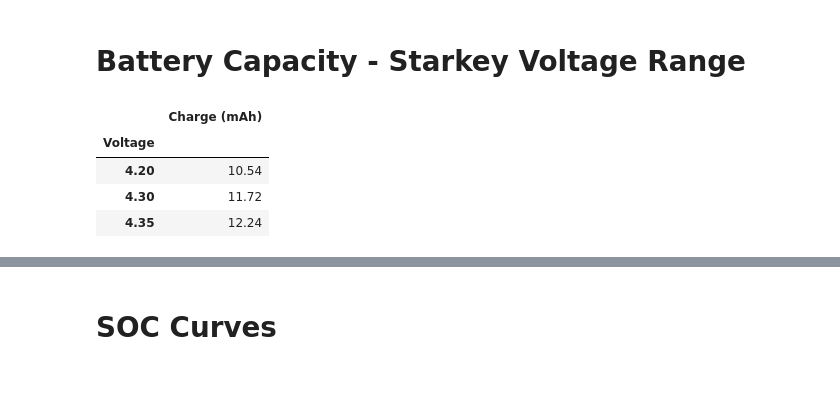
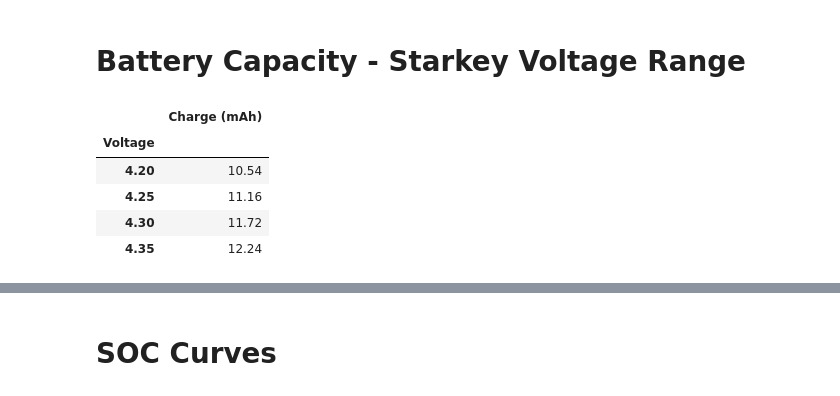
Before and after one commit to ziggle/BatteryDischargeQuickLookReport, a Jupyter notebook: Z02FH-Styled.ipynb, the cells around one changed output, grey strips where cells are left out. Drawn from its saved outputs; the diff is of its cells as text; code cells hidden in the pictures.

```diff
--- a/Z02FH-Styled.ipynb
+++ b/Z02FH-Styled.ipynb
@@ -266,7 +273,7 @@ You can generate the same result using a pivot table. I just use this here as a
 g2=(g1
     .pivot_table(values=['q','t'],index=["CV"],aggfunc=np.mean)
     .rename(columns={"t":"Time (h)","q":"Charge (mAh)"}, \
-            index =  {'420':4.20,'430':4.30,'435':4.35})
+            index =  {'420':4.20,'430':4.30,'435':4.35,'425':4.25})
     .rename_axis('Termination Voltage')
    )
 
@@ -296,31 +304,32 @@ None
 # %%
 # It is important to understand the impact of the low battery voltage on the battery capacity.
 vLow=3*1.16              # The VHA side low battery threshold is 1.16 V, so 3*1.16 on the battery side of the HPM10
 tLowBat=34/60            # I need the low battery wait time in hours. 4 minutes persistenace + 30 minutes wait.
 iDischarge=0.36          # My estimate of the discharge current for the CIC nominal current
 qFix=tLowBat*iDischarge  # Here is the charge transferred during the low battery interval
 
 from scipy.interpolate import interp1d
 vy = pd.DataFrame({'CV':[],'q':[]})
 for y in z['CV'].unique():
     vx = []
     for x in z['Unit'].unique():
         interp_func = interp1d(z.query(f"Unit=='{x}' & CV=='{y}'").v, z.query(f"Unit=='{x}' & CV=='{y}'").q)
         qx = interp_func(vLow)
     vy =vy.append({'CV':y,'q':qx+qFix},ignore_index=True)
 
     gzzz= (vy
       .set_index(['CV'],drop=True)
-      .rename(columns={"q":"Charge (mAh)"},index={'420':'4.20','430':'4.30','435':'4.35'})
+      .rename(columns={"q":"Charge (mAh)"},index={'420':'4.20','430':'4.30','435':'4.35', '425':'4.25'})
       .rename_axis("Voltage", axis=0)
      )
 
 with pd.option_context('display.precision', 2):
     style = gzzz.sort_index().style.pipe(dfdark)
 style
 # %% [output]
 |  | Charge (mAh) |
 | Voltage |  |
 | 4.20 | 10.54 |
+| 4.25 | 11.16 |
 | 4.30 | 11.72 |
 | 4.35 | 12.24 |
```
Also changed, not shown: parts of 15 cells of this notebook.
